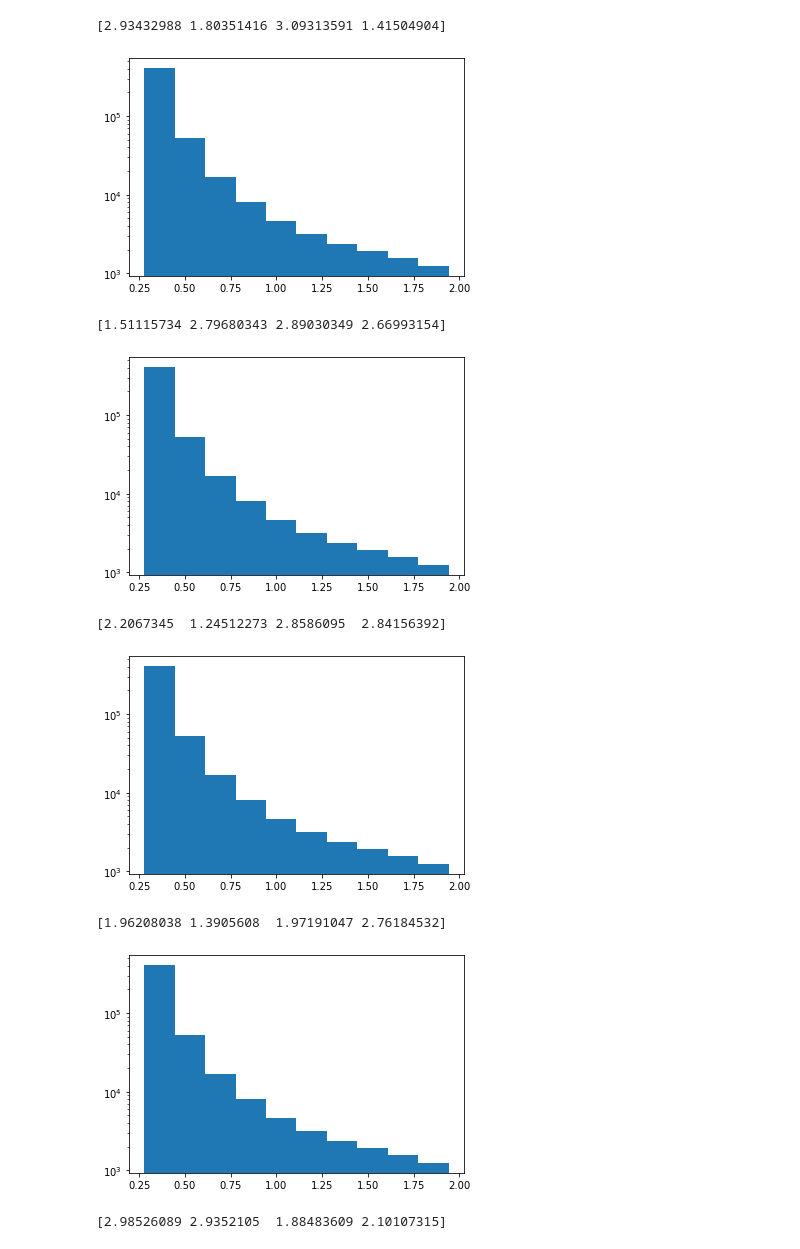
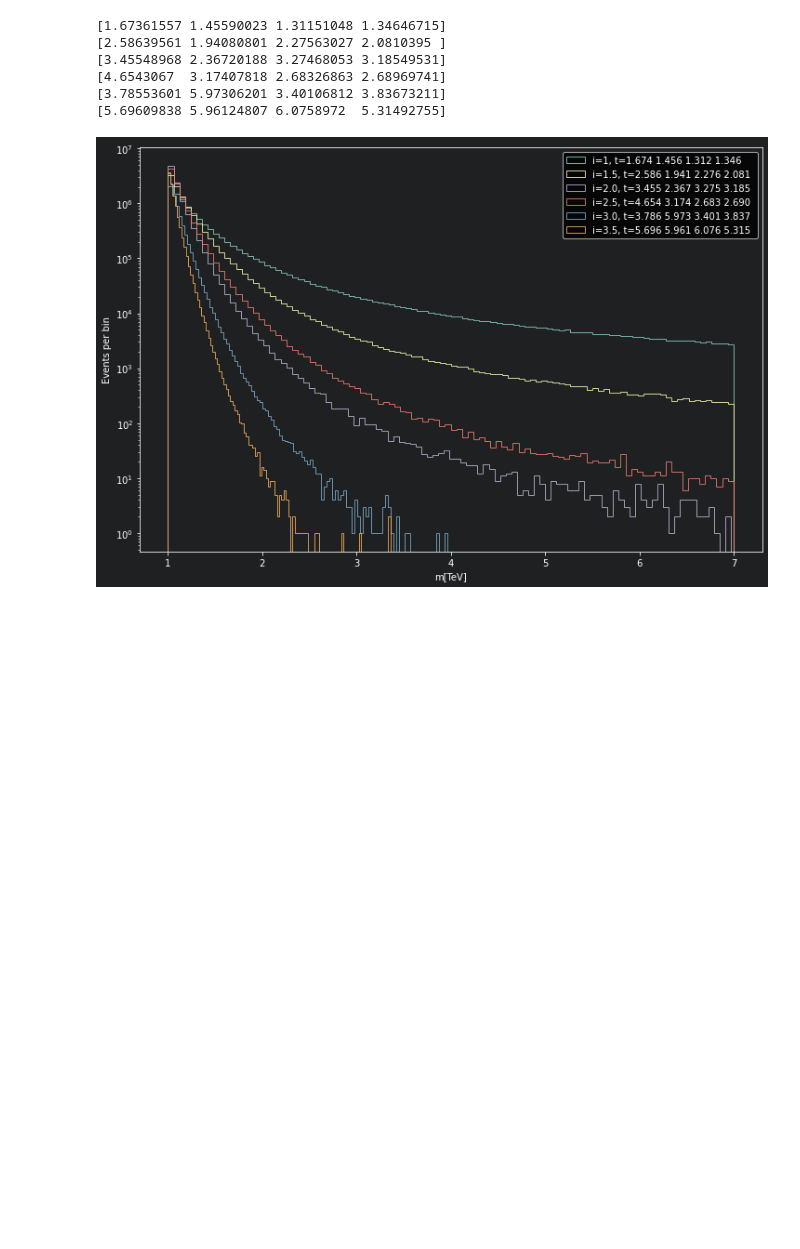
Before and after one commit to TDHTTTT/GCNN, a Jupyter notebook: WIP_bgfit.ipynb, the cells around one changed output. Cells and saved outputs as stored; diff of their text form; code cells hidden in the pictures; blank space fills up the shorter version.

```diff
--- a/WIP_bgfit.ipynb
+++ b/WIP_bgfit.ipynb
@@ -4,10 +4,6 @@ from scipy import stats
 from scipy.interpolate import interp1d
 import matplotlib.pyplot as plt
 %matplotlib inline
-# %%
-def f(m,ts=[1.1,1.2,1.3,1.4]):
-    x = m/(13)**0.5
-    return ts[0] * (1-x)**(ts[1]) * x**ts[2] * x**ts[3]*np.log(x)
 # %%
 def inverse_sample_decorator(dist):
     def wrapper(pnts, x_min=-100, x_max=100, n=1e5, **kwargs):
@@ -48,19 +44,30 @@ plt.show()
 # %%
 # Varing the theta values
 # not sure the range that makes sense
-for i in range(10):
-    tsx = np.random.uniform(low=1.1, high=3.1, size=4)
+plt.style.use("dark_background")
+plt.figure(figsize=(12,8), facecolor='#1e2021')
+ax = plt.gca()
+ax.set_facecolor('#1e2021')
+i = 1
+while i != 4:
+    tsx = i * np.random.uniform(low=1, high=2, size=4)
     print(tsx)
-    samplex = f(500000,ts=tsx,x_min=1/(13**0.5),x_max=7/(13**0.5))
-    plt.hist(sampless, log=True)
-    plt.show()
+    strFormat = len(tsx) * '{:.3f} '
+    ftsx = strFormat.format(*tsx)
+    samplex = f(10000000,ts=tsx,x_min=1/(13**0.5),x_max=7/(13**0.5))
+    samplex *= (13**0.5)
+    plt.hist(samplex, log=True, label="i={}, t={}".format(i,ftsx), histtype="step",
+             alpha=0.8, bins=100)
+    i += 0.5
+plt.xlabel("m[TeV]")
+plt.ylabel("Events per bin")
+plt.legend()
+plt.show()
 # %% [output]
-[2.93432988 1.80351416 3.09313591 1.41504904]
+[1.67361557 1.45590023 1.31151048 1.34646715]
+[2.58639561 1.94080801 2.27563027 2.0810395 ]
+[3.45548968 2.36720188 3.27468053 3.18549531]
+[4.6543067  3.17407818 2.68326863 2.68969741]
+[3.78553601 5.97306201 3.40106812 3.83673211]
+[5.69609838 5.96124807 6.0758972  5.31492755]
-[figure, old version]
+[figure, new version]
-[1.51115734 2.79680343 2.89030349 2.66993154]
-[figure, removed]
-[2.2067345  1.24512273 2.8586095  2.84156392]
-[figure, removed]
-[1.96208038 1.3905608  1.97191047 2.76184532]
-[figure, removed]
-[2.98526089 2.9352105  1.88483609 2.10107315]
```
Also changed, not shown: parts of 3 cells of this notebook.
